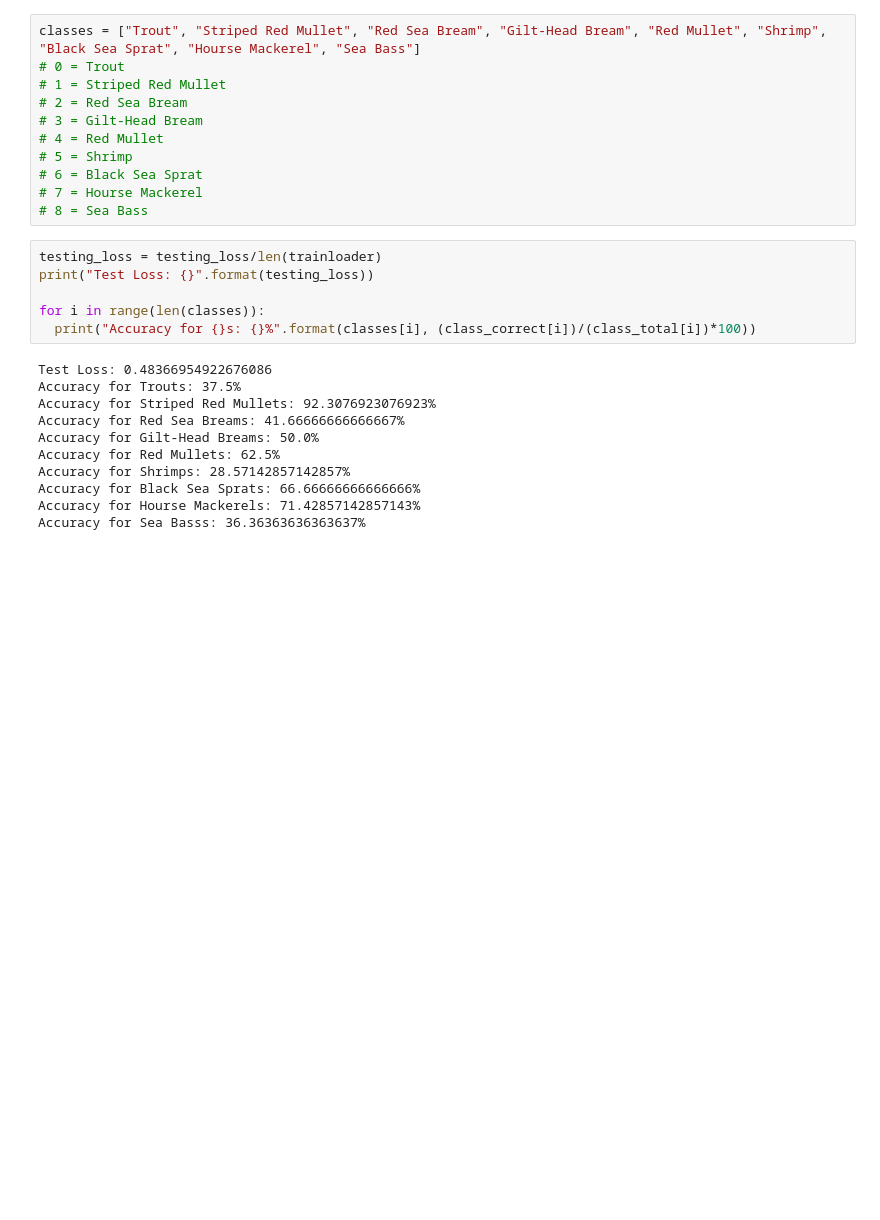
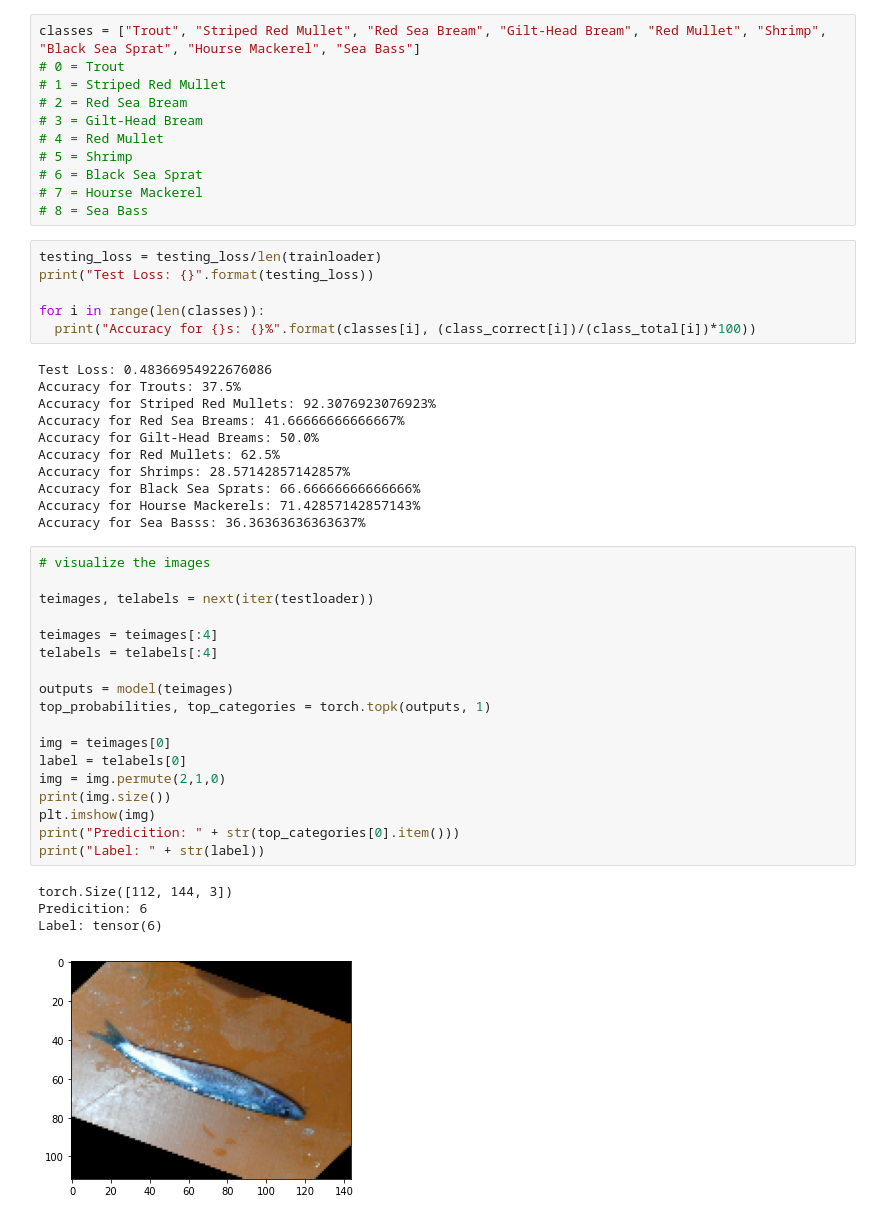
Before and after one commit to shizacharania/Fish-Classification, a Jupyter notebook: FishClassification.ipynb, the cells around one changed output. Cells and saved outputs as stored; diff of their text form; blank space fills up the shorter version.

Commit message:
add visualization

```diff
--- a/FishClassification.ipynb
+++ b/FishClassification.ipynb
@@ -617,3 +617,26 @@ Accuracy for Shrimps: 28.57142857142857%
 Accuracy for Black Sea Sprats: 66.66666666666666%
 Accuracy for Hourse Mackerels: 71.42857142857143%
 Accuracy for Sea Basss: 36.36363636363637%
+# %%
+# visualize the images
+
+teimages, telabels = next(iter(testloader))
+
+teimages = teimages[:4]
+telabels = telabels[:4]
+
+outputs = model(teimages)
+top_probabilities, top_categories = torch.topk(outputs, 1)
+
+img = teimages[0]
+label = telabels[0]
+img = img.permute(2,1,0)
+print(img.size())
+plt.imshow(img)
+print("Predicition: " + str(top_categories[0].item()))
+print("Label: " + str(label))
+# %% [output]
+torch.Size([112, 144, 3])
+Predicition: 6
+Label: tensor(6)
+[figure, added]
```
